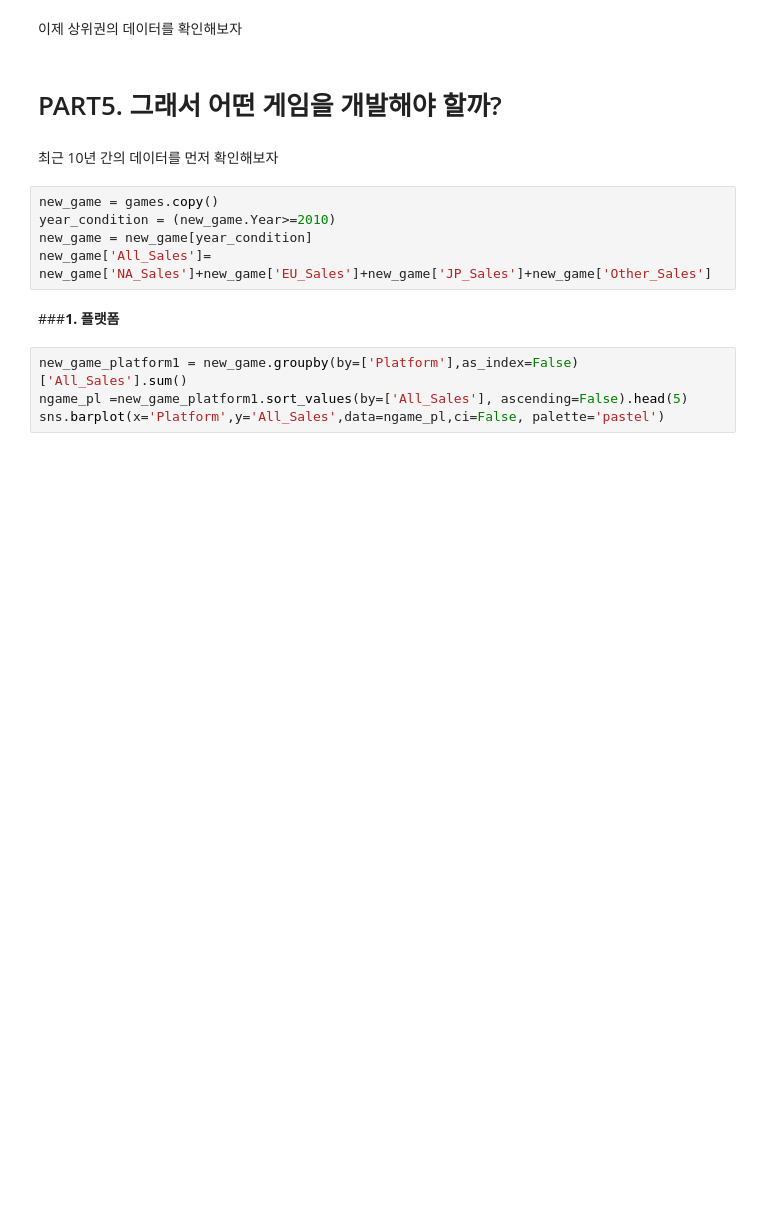
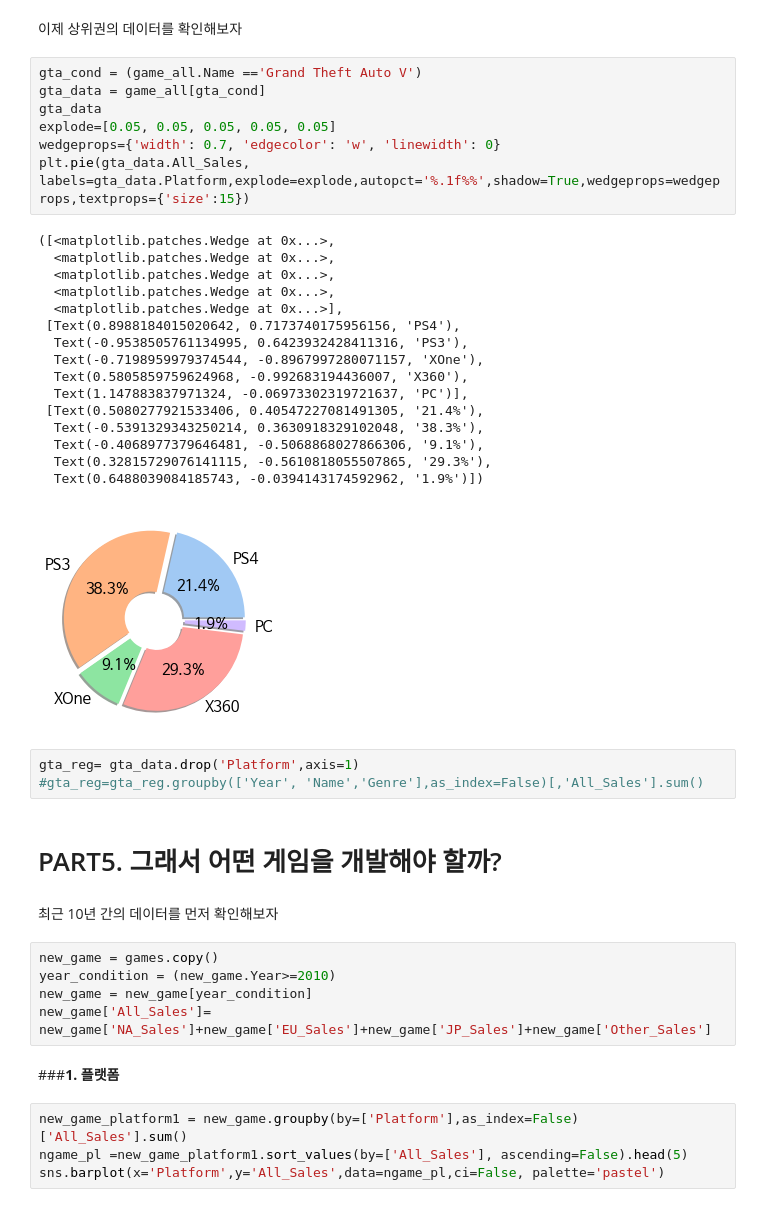
Before and after one commit to okok7272/CodeStatesProject, a Jupyter notebook: Section1/Project1_game_trends.ipynb, the cells around one changed output. Saved outputs shown, nothing was run; the diff lists cells and outputs as text; blank space fills up the shorter version.

```diff
--- a/Section1/Project1_game_trends.ipynb
+++ b/Section1/Project1_game_trends.ipynb
@@ -1013,5 +1109,32 @@ Name: NA_Sales, dtype: float64
 # %% [markdown]
 이제 상위권의 데이터를 확인해보자
+# %%
+gta_cond = (game_all.Name =='Grand Theft Auto V')
+gta_data = game_all[gta_cond]
+gta_data
+explode=[0.05, 0.05, 0.05, 0.05, 0.05]
+wedgeprops={'width': 0.7, 'edgecolor': 'w', 'linewidth': 0}
+plt.pie(gta_data.All_Sales, labels=gta_data.Platform,explode=explode,autopct='%.1f%%',shadow=True,wedgeprops=wedgeprops,textprops={'size':15})
+# %% [output]
+([<matplotlib.patches.Wedge at 0x...>,
+  <matplotlib.patches.Wedge at 0x...>,
+  <matplotlib.patches.Wedge at 0x...>,
+  <matplotlib.patches.Wedge at 0x...>,
+  <matplotlib.patches.Wedge at 0x...>],
+ [Text(0.8988184015020642, 0.7173740175956156, 'PS4'),
+  Text(-0.9538505761134995, 0.6423932428411316, 'PS3'),
+  Text(-0.7198959979374544, -0.8967997280071157, 'XOne'),
+  Text(0.5805859759624968, -0.992683194436007, 'X360'),
+  Text(1.147883837971324, -0.06973302319721637, 'PC')],
+ [Text(0.5080277921533406, 0.40547227081491305, '21.4%'),
+  Text(-0.5391329343250214, 0.3630918329102048, '38.3%'),
+  Text(-0.4068977379646481, -0.5068868027866306, '9.1%'),
+  Text(0.32815729076141115, -0.5610818055507865, '29.3%'),
+  Text(0.6488039084185743, -0.0394143174592962, '1.9%')])
+[figure, added]
+# %%
+gta_reg= gta_data.drop('Platform',axis=1)
+#gta_reg=gta_reg.groupby(['Year', 'Name','Genre'],as_index=False)[,'All_Sales'].sum()
 # %% [markdown]
 # PART5. 그래서 어떤 게임을 개발해야 할까?
 # %% [markdown]
```
Also changed, not shown: parts of 25 cells of this notebook.
